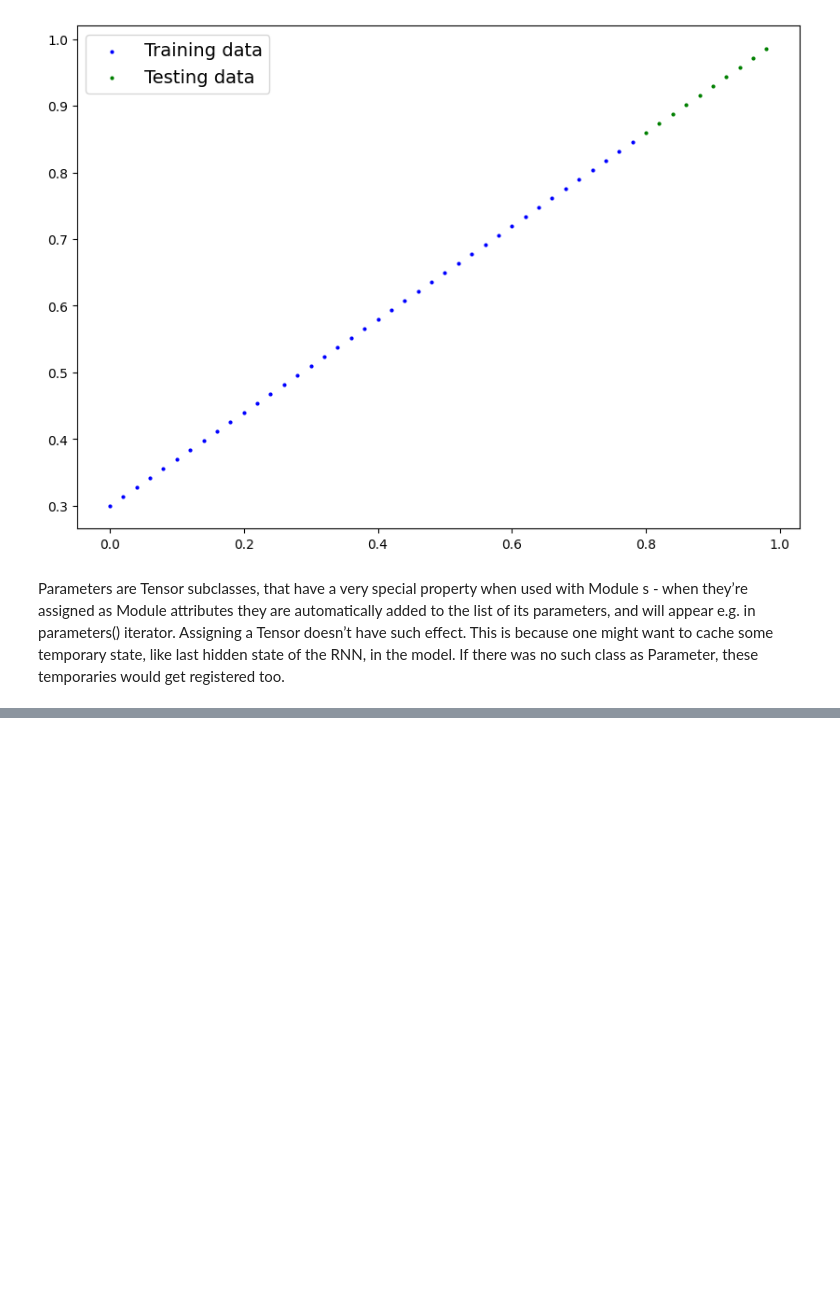
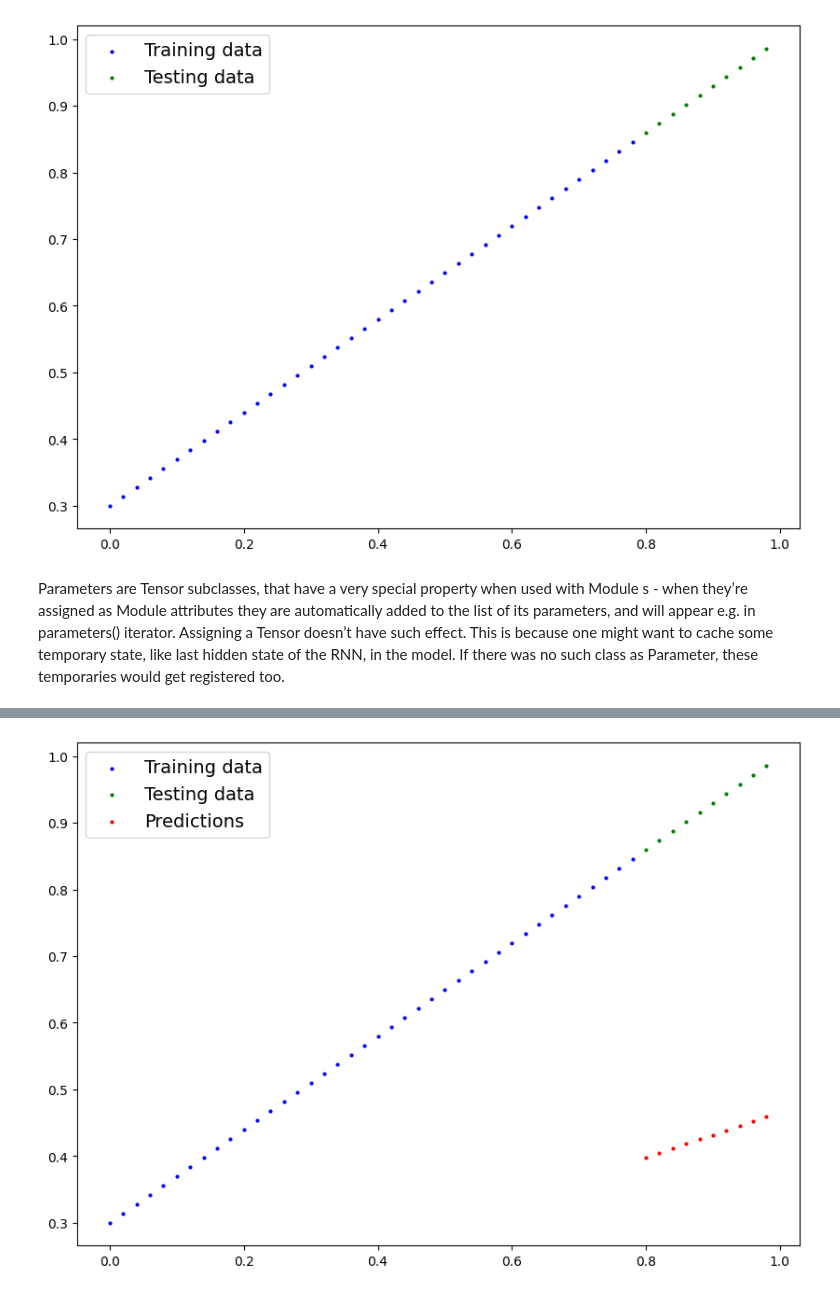
Before and after one commit to Pritush09/DeepLearning-Pytorch, a Jupyter notebook: 01_Pytorch_WorkFlow_Fundamentals.ipynb, the cells around one changed output, grey strips where cells are left out. Drawn from its saved outputs; the diff is of its cells as text; code cells hidden in the pictures; blank space fills up the shorter version.

Commit message:
done with the model building and evaluating and predicting

```diff
--- a/01_Pytorch_WorkFlow_Fundamentals.ipynb
+++ b/01_Pytorch_WorkFlow_Fundamentals.ipynb
@@ -172,0 +181,9 @@ class LinearRegressionModel(nn.Module): # <- almost everything in PyTorch is a n
+# %%
+# Set manual seed since nn.Parameter are randomly initialzied
+torch.manual_seed(42)
+
+# Create an instance of the model (this is a subclass of nn.Module that contains nn.Parameter(s))
+model_0 = LinearRegressionModel()
+
+# Check the nn.Parameter(s) within the nn.Module subclass we created
+list(model_0.parameters())
@@ -172,0 +210,4 @@ class LinearRegressionModel(nn.Module): # <- almost everything in PyTorch is a n
+# %%
+# Making prediction
+with torch.inference_mode():
+    y_preds = model_0(X_test)
@@ -172,0 +240,4 @@ class LinearRegressionModel(nn.Module): # <- almost everything in PyTorch is a n
+# %%
+plot_predictions(predictions=y_preds)
+# %% [output]
+[figure, added]
```
Also changed, not shown: parts of 34 cells of this notebook.
